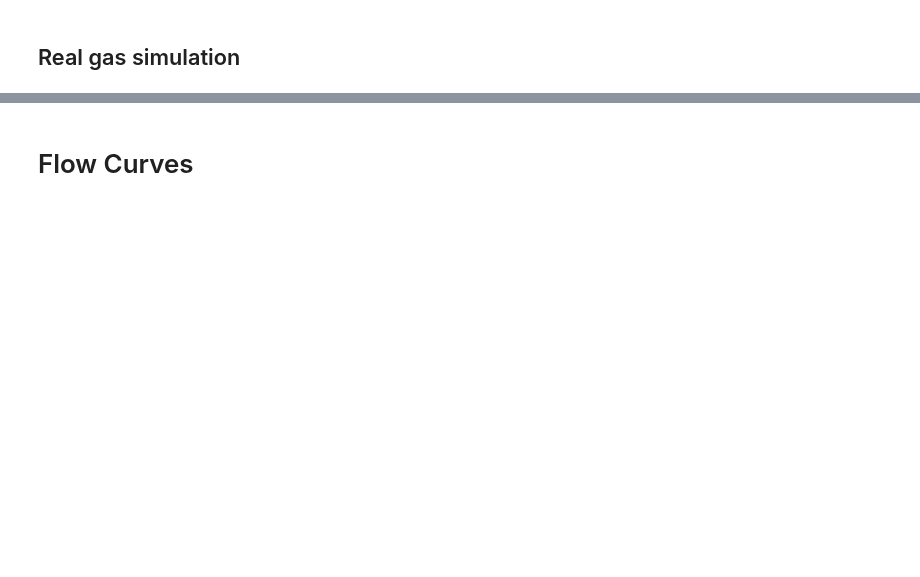
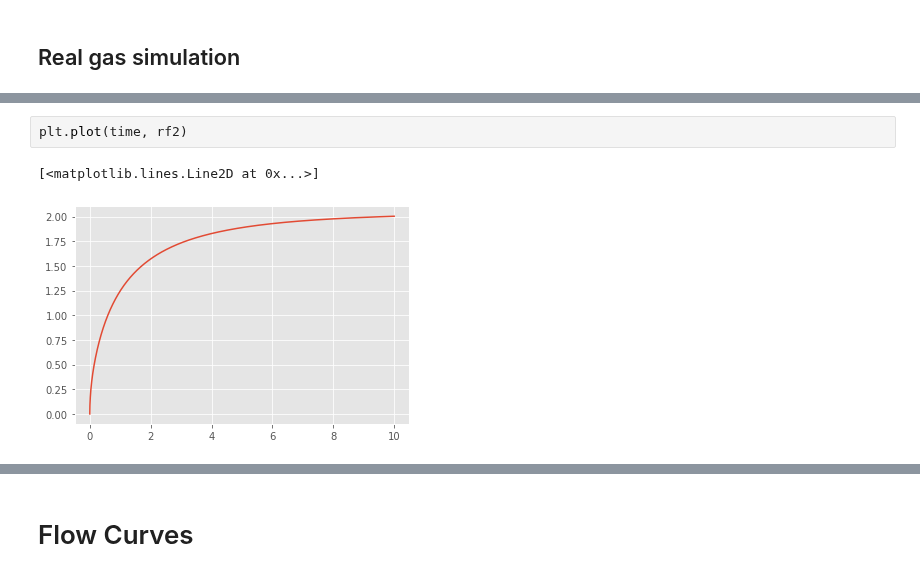
Before and after one commit to frank1010111/bluebonnet, a Jupyter notebook: docs/flow.ipynb, the cells around one changed output, grey strips where cells are left out. Drawn from its saved outputs; the diff is of its cells as text; blank space fills up the shorter version.

```diff
--- a/docs/flow.ipynb
+++ b/docs/flow.ipynb
@@ -111,3 +131,8 @@ rf2 = res_realgas.recovery_factor()
+# %%
+plt.plot(time, rf2)
+# %% [output]
+[<matplotlib.lines.Line2D at 0x...>]
+[figure, added]
 # %%
 from scipy import interpolate
 
```
Also changed, not shown: parts of 15 cells of this notebook.
